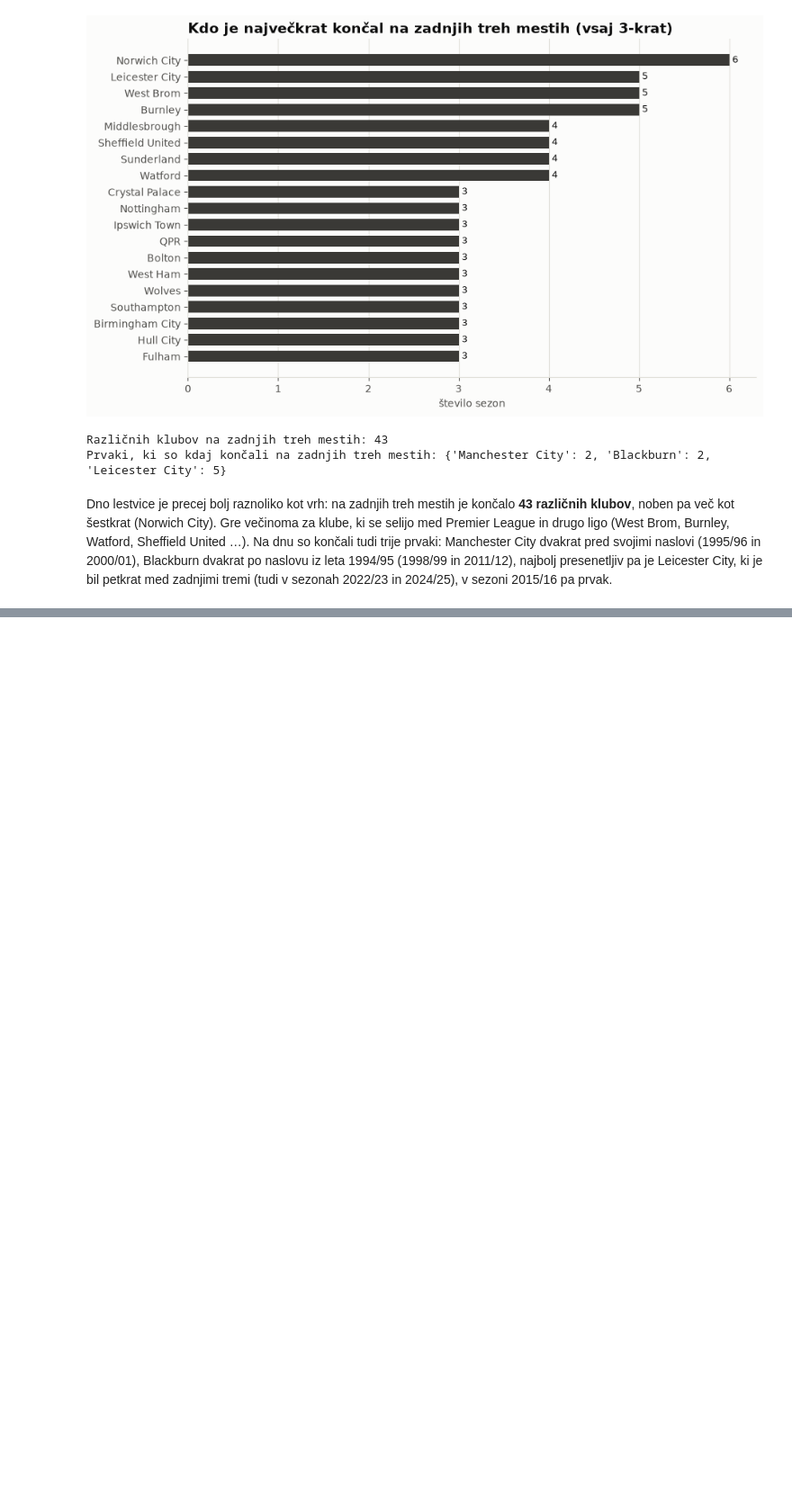
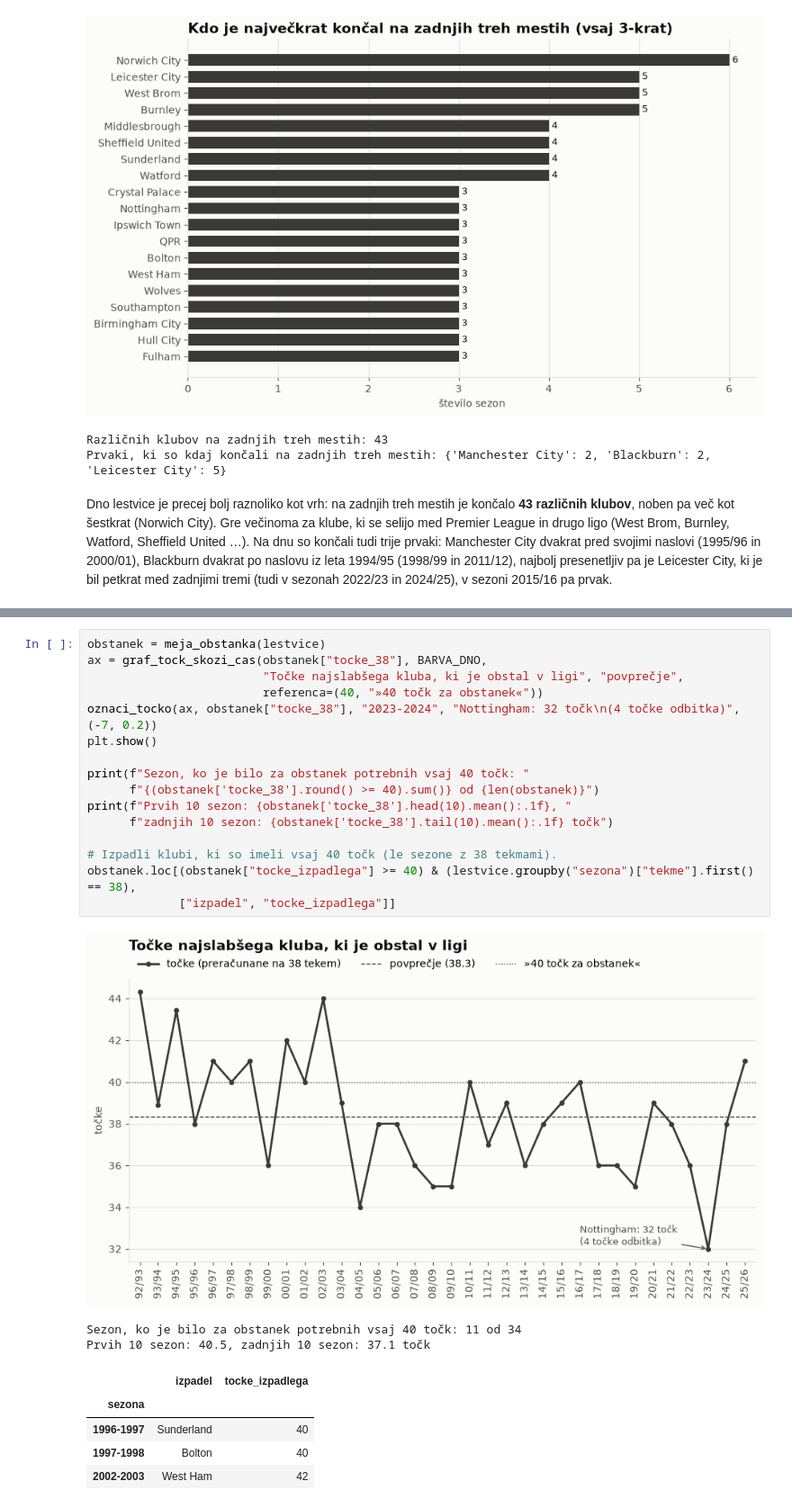
Before and after one commit to aljazzorc/projekt-uvp, a Jupyter notebook: analiza.ipynb, the cells around one changed output, grey strips where cells are left out. Shown at 90% size. Drawn from its saved outputs; the diff is of its cells as text; blank space fills up the shorter version.

```diff
--- a/analiza.ipynb
+++ b/analiza.ipynb
@@ -470,0 +505,25 @@ med zadnjimi tremi (tudi v sezonah 2022/23 in 2024/25), v sezoni 2015/16 pa prva
+# %%
+obstanek = meja_obstanka(lestvice)
+ax = graf_tock_skozi_cas(obstanek["tocke_38"], BARVA_DNO,
+                         "Točke najslabšega kluba, ki je obstal v ligi", "povprečje",
+                         referenca=(40, "»40 točk za obstanek«"))
+oznaci_tocko(ax, obstanek["tocke_38"], "2023-2024", "Nottingham: 32 točk\n(4 točke odbitka)", (-7, 0.2))
+plt.show()
+
+print(f"Sezon, ko je bilo za obstanek potrebnih vsaj 40 točk: "
+      f"{(obstanek['tocke_38'].round() >= 40).sum()} od {len(obstanek)}")
+print(f"Prvih 10 sezon: {obstanek['tocke_38'].head(10).mean():.1f}, "
+      f"zadnjih 10 sezon: {obstanek['tocke_38'].tail(10).mean():.1f} točk")
+
+# Izpadli klubi, ki so imeli vsaj 40 točk (le sezone z 38 tekmami).
+obstanek.loc[(obstanek["tocke_izpadlega"] >= 40) & (lestvice.groupby("sezona")["tekme"].first() == 38),
+             ["izpadel", "tocke_izpadlega"]]
+# %% [output]
+[figure, added]
+Sezon, ko je bilo za obstanek potrebnih vsaj 40 točk: 11 od 34
+Prvih 10 sezon: 40.5, zadnjih 10 sezon: 37.1 točk
+|  | izpadel | tocke_izpadlega |
+| sezona |  |  |
+| 1996-1997 | Sunderland | 40 |
+| 1997-1998 | Bolton | 40 |
+| 2002-2003 | West Ham | 42 |
```
Also changed, not shown: parts of 9 cells of this notebook, 2 other files.
